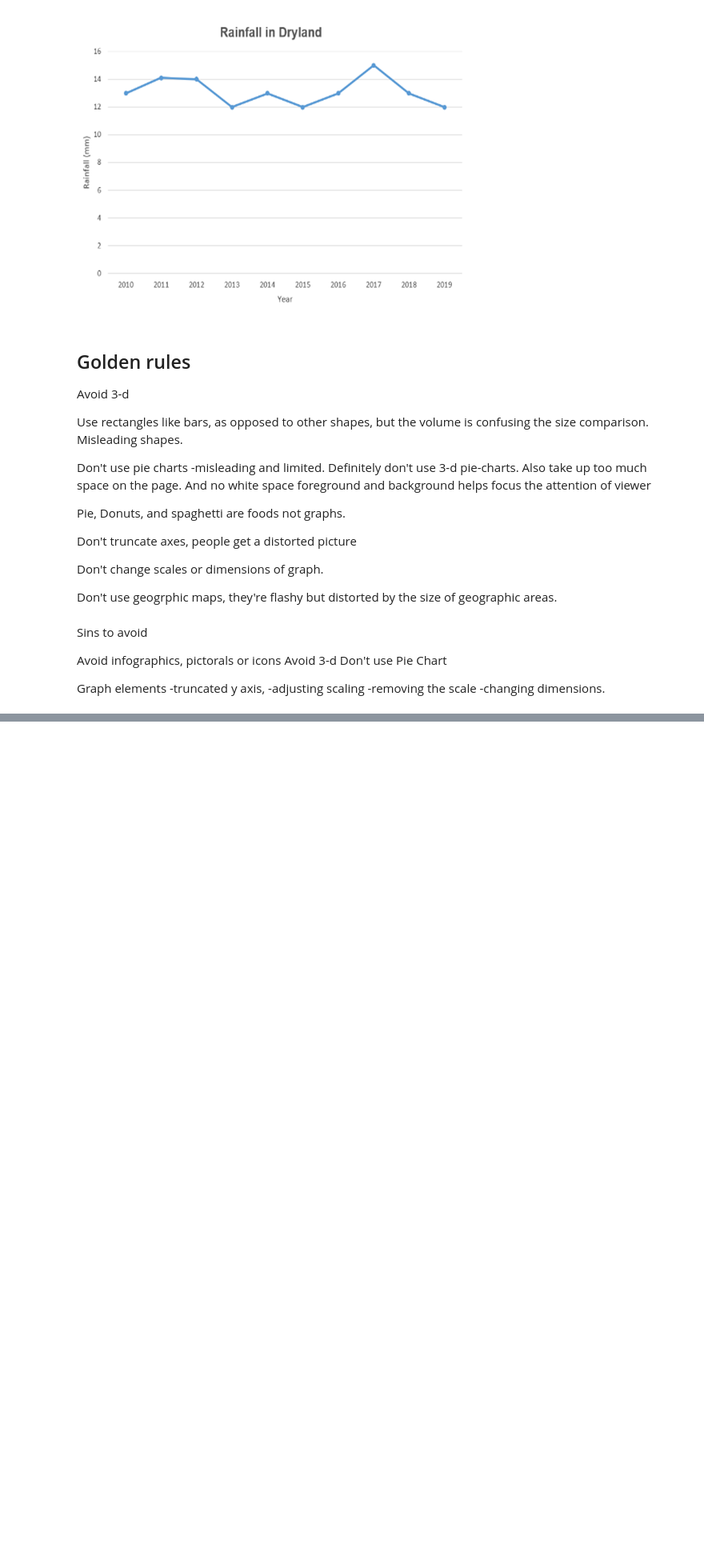
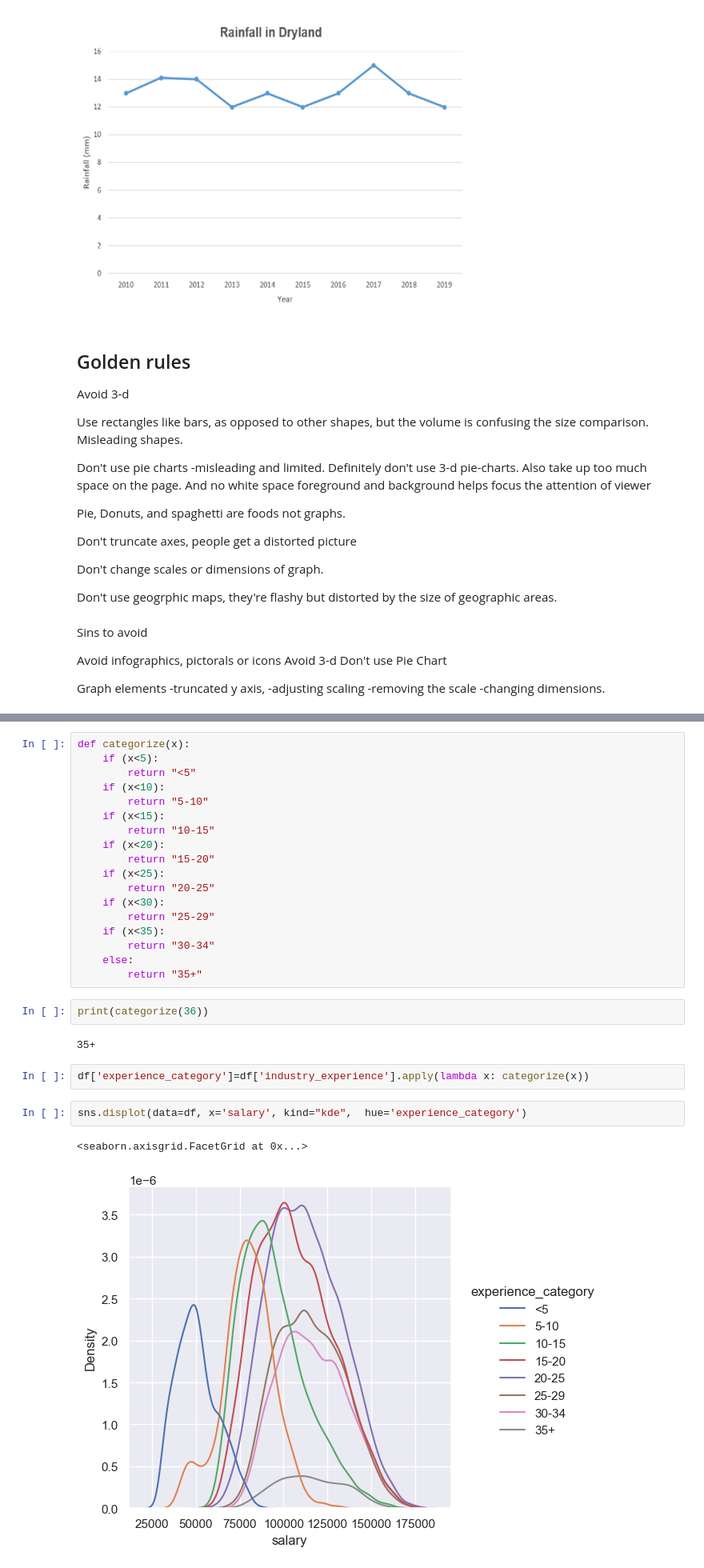
Before and after one commit to LarsoftheGeats/Week5Da, a Jupyter notebook: Unit 5.ipynb, the cells around one changed output, grey strips where cells are left out. Shown at 80% size. Cells and saved outputs as stored; diff of their text form; blank space fills up the shorter version.

```diff
--- a/Unit 5.ipynb
+++ b/Unit 5.ipynb
@@ -172,0 +269,29 @@ How can color affect the way your visualizations are understood?
+# %%
+def categorize(x):
+    if (x<5):
+        return "<5"
+    if (x<10):
+        return "5-10"
+    if (x<15):
+        return "10-15"
+    if (x<20):
+        return "15-20"
+    if (x<25):
+        return "20-25"
+    if (x<30):
+        return "25-29"
+    if (x<35):
+        return "30-34"
+    else:
+        return "35+"
+# %%
+print(categorize(36))
+# %% [output]
+35+
+# %%
+df['experience_category']=df['industry_experience'].apply(lambda x: categorize(x))
+# %%
+sns.displot(data=df, x='salary', kind="kde",  hue='experience_category')
+# %% [output]
+<seaborn.axisgrid.FacetGrid at 0x...>
+[figure, added]
```
Also changed, not shown: parts of 40 cells of this notebook, 9 other files.
